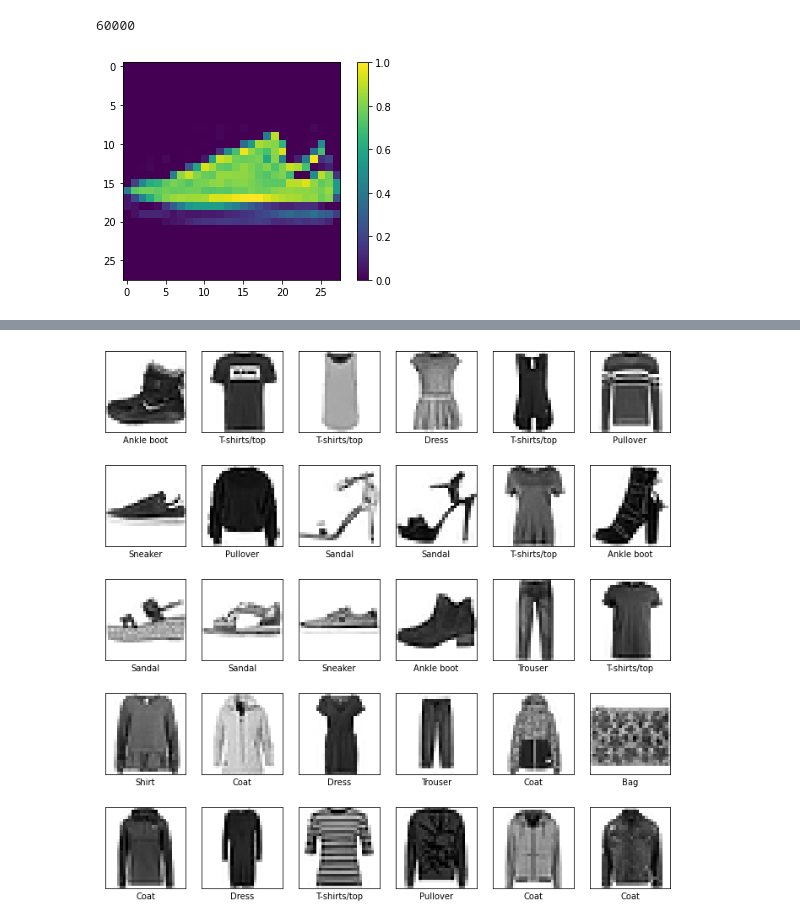
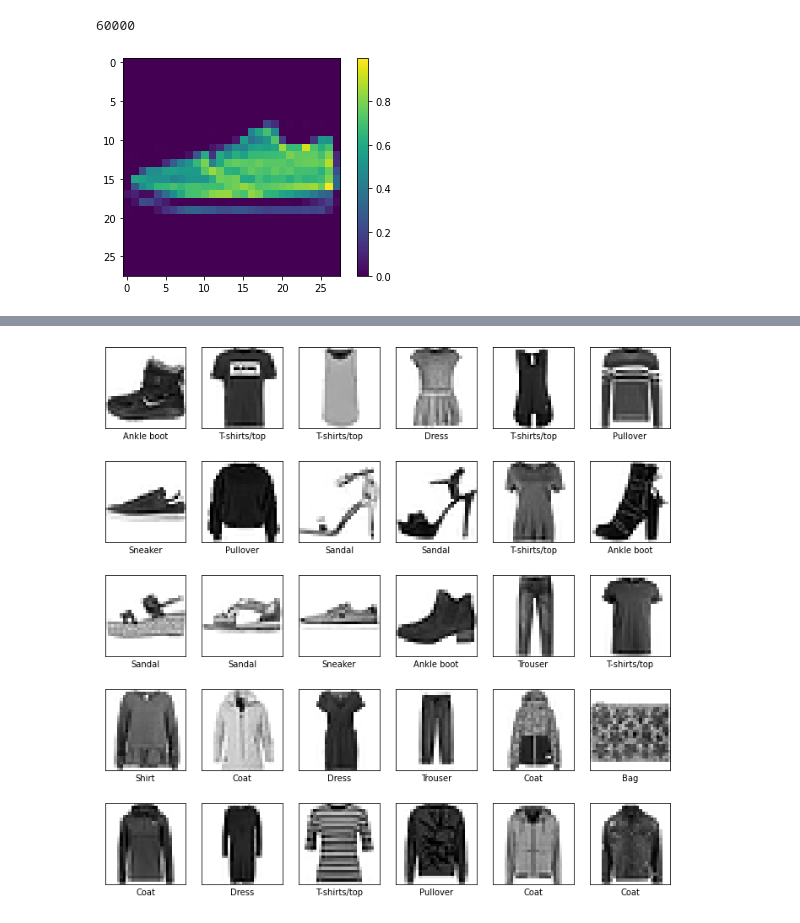
Before and after one commit to kartik2340/Machine-learning-projects, a Jupyter notebook: AI_Adventures_fashion_MNIST.ipynb, the cells around one changed output, grey strips where cells are left out. Saved outputs shown, nothing was run; the diff lists cells and outputs as text; code cells hidden in the pictures.

```diff
--- a/AI_Adventures_fashion_MNIST.ipynb
+++ b/AI_Adventures_fashion_MNIST.ipynb
@@ -39,11 +27,11 @@ len(train_images)
 60000
 # %%
 plt.figure()
-plt.imshow(train_images[6])
+plt.imshow(test_image[60])
 plt.colorbar()
 plt.gca().grid(False)
 # %% [output]
-[figure, old version]
+[figure, new version]
 # %%
 plt.figure()
 plt.imshow(train_images[45])
```
Also changed, not shown: parts of 6 cells of this notebook.
